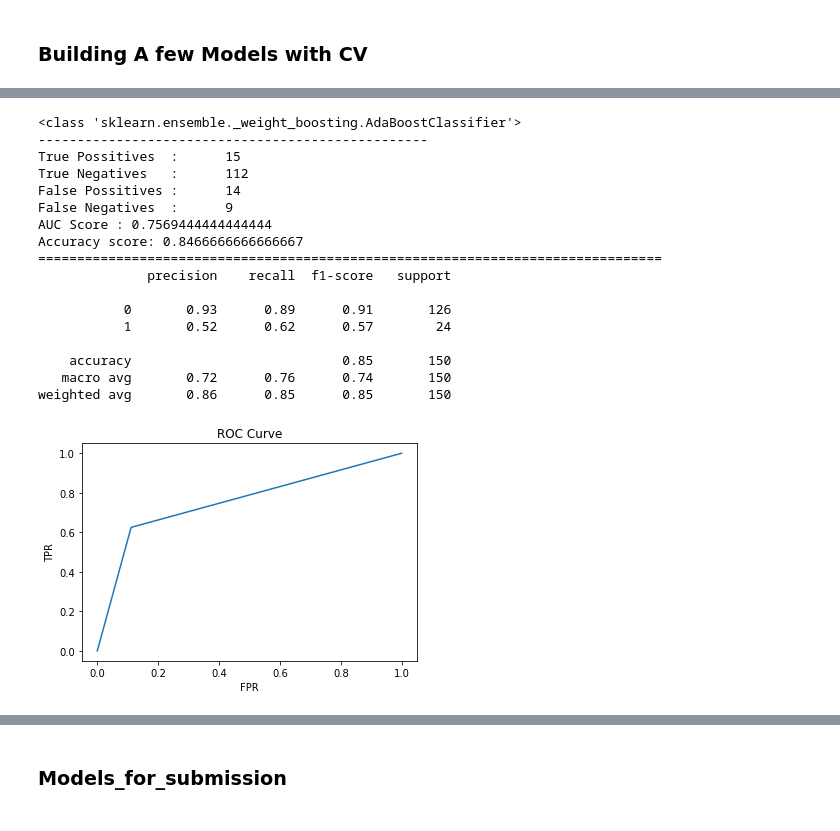
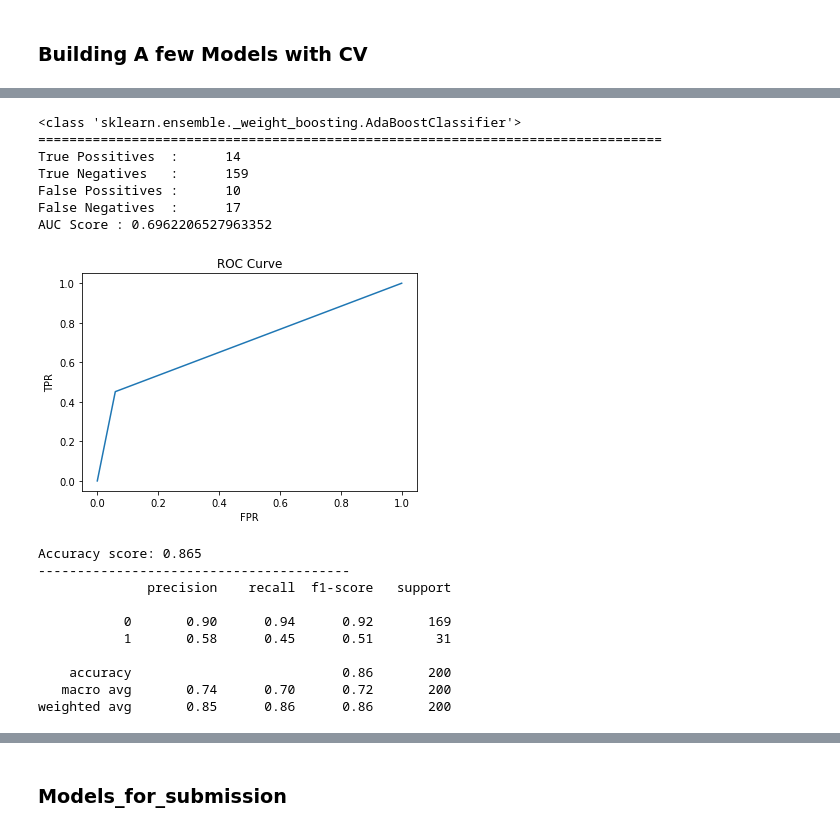
Before and after one commit to falcolf/Employee_Attrition, a Jupyter notebook: Model_Building.ipynb, the cells around one changed output, grey strips where cells are left out. Saved outputs shown, nothing was run; the diff lists cells and outputs as text; code cells hidden in the pictures.

```diff
--- a/Model_Building.ipynb
+++ b/Model_Building.ipynb
@@ -135,13 +276,6 @@ sns.countplot(df_y.Attrition)
 # %% [output]
 <matplotlib.axes._subplots.AxesSubplot at 0x...>
 [figure]
-# %%
-from sklearn.model_selection import train_test_split
-from sklearn.model_selection import StratifiedShuffleSplit
-from sklearn.preprocessing import StandardScaler
-#df_X_final = df_X_final.values
-#df_y = df_y.values
-X_train,X_test,y_train,y_test = train_test_split(df_X_final, df_y, test_size=0.15, random_state = 0, stratify=df_y)
 # %%
 sns.countplot(y_train.Attrition)
 # %% [output]
@@ -163,12 +291,0 @@ Using TensorFlow backend.
-# %%
-#sampler1 = SMOTE(sampling_strategy= 0.7)
-sampler1 = RandomOverSampler(sampling_strategy=0.4)
-#sampler1 = SVMSMOTE(sampling_strategy= 0.8)
-#sampler2 = ADASYN()
-#sampler2 = RandomUnderSampler(sampling_strategy=0.8)
-
-#X_train, y_train = oversampler_1.fit_resample(X_train, y_train)
-X_train, y_train = sampler1.fit_resample(X_train, y_train)
-
-sampler = SMOTETomek(sampling_strategy=0.9)
-X_train, y_train = sampler.fit_resample(X_train, y_train)
@@ -286,6 +473,6 @@ def check_model_perf(model, X_train, y_train, X_test, y_test):
 # %%
 scores = dict()
 # %%
-scores['Random Forest'] = check_model_perf(RandomForestClassifier(max_features=0.5, n_estimators = 600, oob_score = True), X_train, y_train, X_test, y_test)
+scores['RandomForest'] = check_model_perf(RandomForestClassifier(max_features=0.9,n_estimators = 400, oob_score = True, max_depth=11), X_train, y_train, X_test, y_test)
 # %% [output]
 <class 'sklearn.ensemble._forest.RandomForestClassifier'>
@@ -309,4 +496,4 @@ weighted avg       0.82      0.84      0.83       150
 # %%
-scores['Decision Tree'] = check_model_perf(DecisionTreeClassifier(criterion='gini', max_features = 'auto', splitter='best'), X_train, y_train, X_test, y_test)
+scores['DecisionTree'] = check_model_perf(DecisionTreeClassifier(), X_train, y_train, X_test, y_test)
 # %% [output]
 <class 'sklearn.tree._classes.DecisionTreeClassifier'>
@@ -330,21 +517,21 @@ weighted avg       0.76      0.75      0.75       150
 # %%
-scores['AdaBoost'] = check_model_perf(AdaBoostClassifier(n_estimators = 100, learning_rate=0.9), X_train, y_train, X_test, y_test)
+scores['AdaBoost'] = check_model_perf(AdaBoostClassifier(), X_train, y_train, X_test, y_test)
 # %% [output]
 <class 'sklearn.ensemble._weight_boosting.AdaBoostClassifier'>
---------------------------------------------------
-True Possitives  :      15
-True Negatives   :      112
-False Possitives :      14
-False Negatives  :      9
-AUC Score : 0.7569444444444444
-Accuracy score: 0.8466666666666667
 ================================================================================
-              precision    recall  f1-score   support
-
-           0       0.93      0.89      0.91       126
-           1       0.52      0.62      0.57        24
-
-    accuracy                           0.85       150
-   macro avg       0.72      0.76      0.74       150
-weighted avg       0.86      0.85      0.85       150
+True Possitives  :      14
+True Negatives   :      159
+False Possitives :      10
+False Negatives  :      17
+AUC Score : 0.6962206527963352
-[figure, old version]
+[figure, new version]
+Accuracy score: 0.865
+----------------------------------------
+              precision    recall  f1-score   support
+
+           0       0.90      0.94      0.92       169
+           1       0.58      0.45      0.51        31
+
+    accuracy                           0.86       200
+   macro avg       0.74      0.70      0.72       200
+weighted avg       0.85      0.86      0.86       200
```
Also changed, not shown: parts of 53 cells of this notebook, 1 other file.
